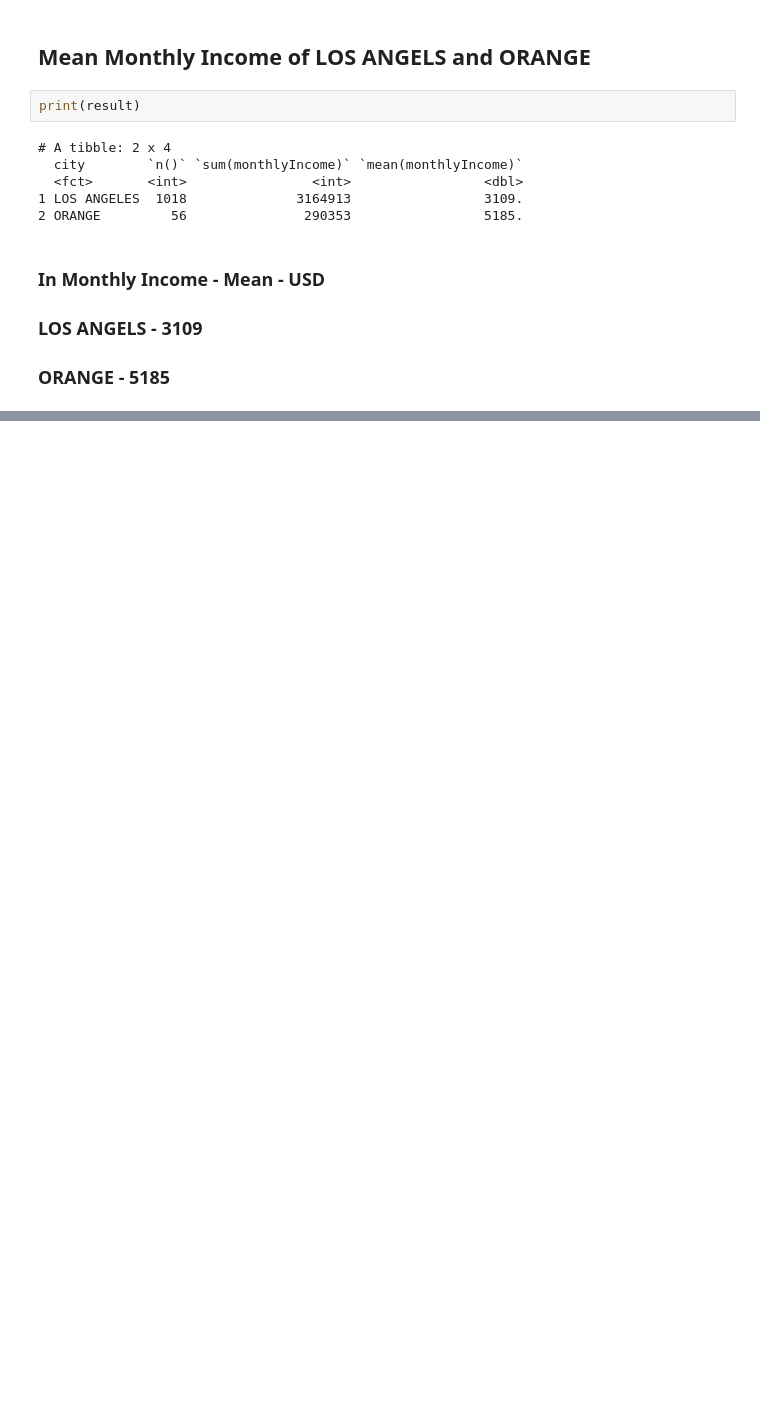
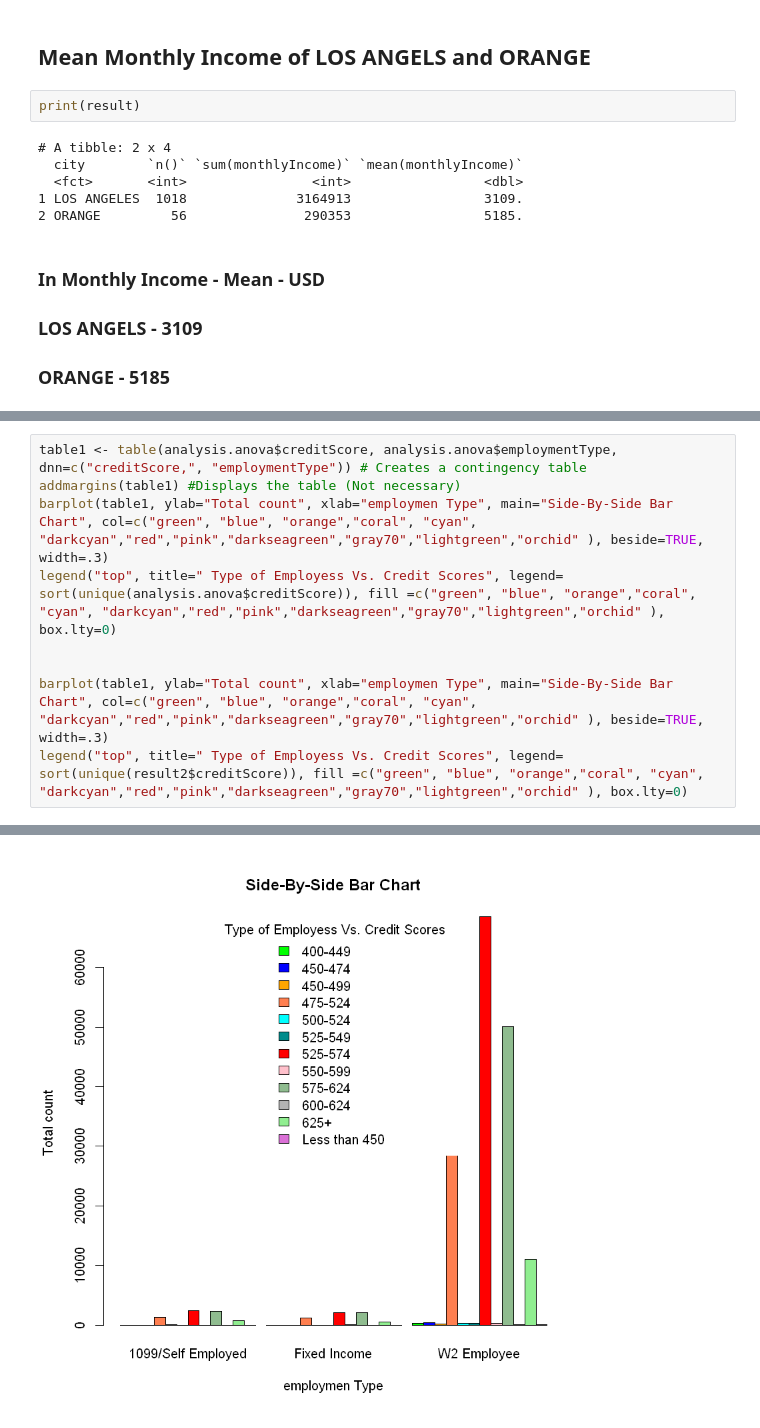
Before and after one commit to gpavankumar1974/Rprogram, a Jupyter notebook: Karan Auto Finance data Task1.ipynb, the cells around one changed output, grey strips where cells are left out. Saved outputs shown, nothing was run; the diff lists cells and outputs as text; blank space fills up the shorter version.

```diff
--- a/Karan Auto Finance data Task1.ipynb
+++ b/Karan Auto Finance data Task1.ipynb
@@ -51,0 +153,10 @@ print(result)
+# %%
+table1 <- table(analysis.anova$creditScore, analysis.anova$employmentType, dnn=c("creditScore,", "employmentType")) # Creates a contingency table
+addmargins(table1) #Displays the table (Not necessary)
+barplot(table1, ylab="Total count", xlab="employmen Type", main="Side-By-Side Bar Chart", col=c("green", "blue", "orange","coral", "cyan", "darkcyan","red","pink","darkseagreen","gray70","lightgreen","orchid" ), beside=TRUE, width=.3)
+legend("top", title=" Type of Employess Vs. Credit Scores", legend= sort(unique(analysis.anova$creditScore)), fill =c("green", "blue", "orange","coral", "cyan", "darkcyan","red","pink","darkseagreen","gray70","lightgreen","orchid" ), box.lty=0)
+
+
+barplot(table1, ylab="Total count", xlab="employmen Type", main="Side-By-Side Bar Chart", col=c("green", "blue", "orange","coral", "cyan", "darkcyan","red","pink","darkseagreen","gray70","lightgreen","orchid" ), beside=TRUE, width=.3)
+legend("top", title=" Type of Employess Vs. Credit Scores", legend= sort(unique(result2$creditScore)), fill =c("green", "blue", "orange","coral", "cyan", "darkcyan","red","pink","darkseagreen","gray70","lightgreen","orchid" ), box.lty=0)
+# %% [output]
@@ -51,0 +177 @@ print(result)
+[figure, added]
```
Also changed, not shown: parts of 20 cells of this notebook.
